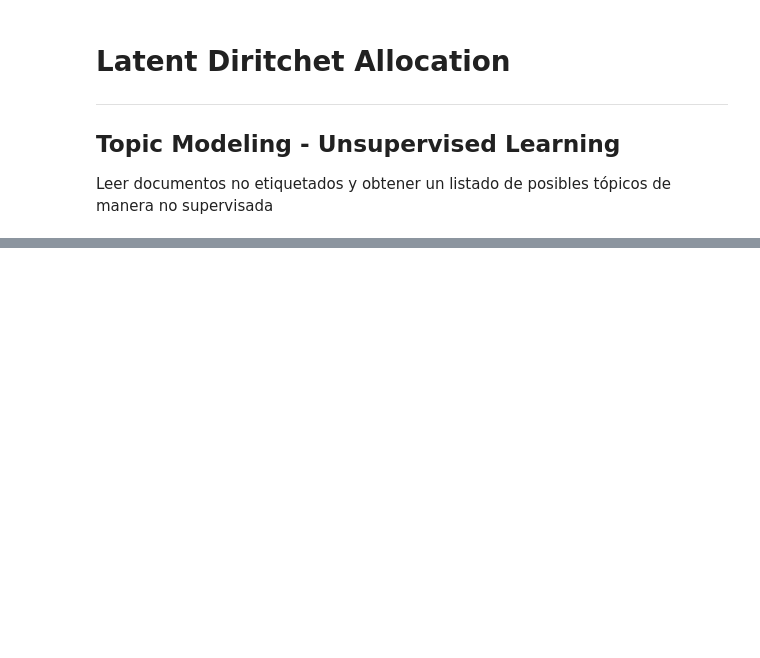
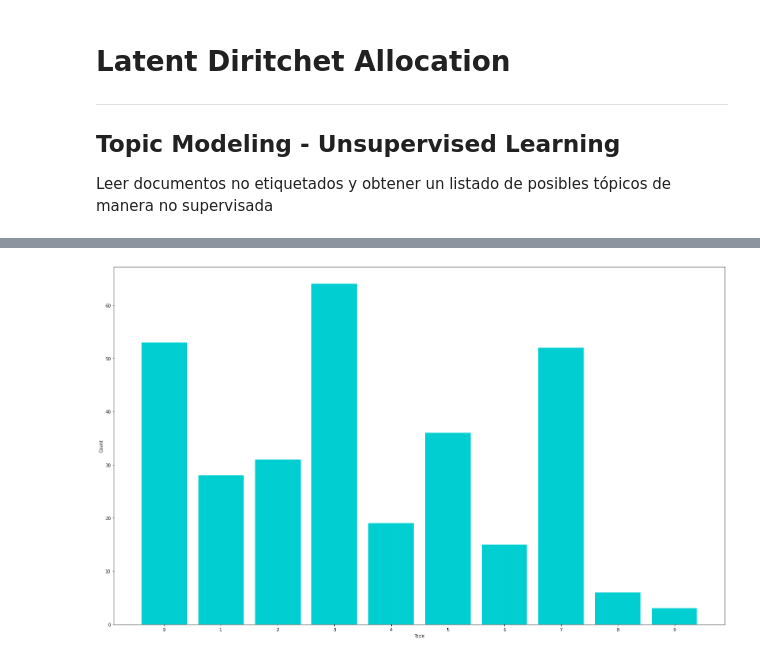
Before and after one commit to aleeherasimiuk/Detector-de-Plagio, a Jupyter notebook: latent_dirichlet_allocation.ipynb, the cells around one changed output, grey strips where cells are left out. Saved outputs shown, nothing was run; the diff lists cells and outputs as text; code cells hidden in the pictures; blank space fills up the shorter version.

```diff
--- a/latent_dirichlet_allocation.ipynb
+++ b/latent_dirichlet_allocation.ipynb
@@ -58,6 +59,6 @@ show_word_cloud(lda_model, rows = 2, columns = 5)
 # %%
 def get_topic(model, bow):
-    possible_topics = lda_model[bag]
+    possible_topics = lda_model[bow]
     max = 0
     pmax = 0
 
@@ -67,3 +68,14 @@ def get_topic(model, bow):
             pmax = probability
 
     return max
+
+
+def get_dictionary(model, bag_of_words):
+    topic_counts = {}
+    for i in range(len(model.print_topics())):
+        topic_counts['{}'.format(i)] = 0
+
+    for bag in bag_of_words:
+        topic_counts['{}'.format(get_topic(lda_model, bag))] += 1
+
+    return topic_counts
@@ -80,19 +81,0 @@ dataframe['topic0'][0]
-# %%
-for i in range(len(dataframe)):
-
-    text = preprocess(dataframe.string[i])
-    bag_of_words = dictionary.doc2bow(text)
-
-    topics = lda_model[bag_of_words]
-
-    max_top, max_prob = 0, 0
-
-    for topic, probability in topics:
-        dataframe['topic{}'.format(topic)][i] = probability
-        if probability > max_prob:
-            max_top = topic
-            max_prob = probability
-    dataframe.topic[i] = max_top
-
-
-dataframe
@@ -107,0 +82,4 @@ lemmatize('clienta')
+# %%
+show_bar_graphic(get_dictionary(lda_model, bag_of_words), 'Topic', 'Count')
+# %% [output]
+[figure, added]
```
Also changed, not shown: parts of 13 cells of this notebook, 3 other files.
